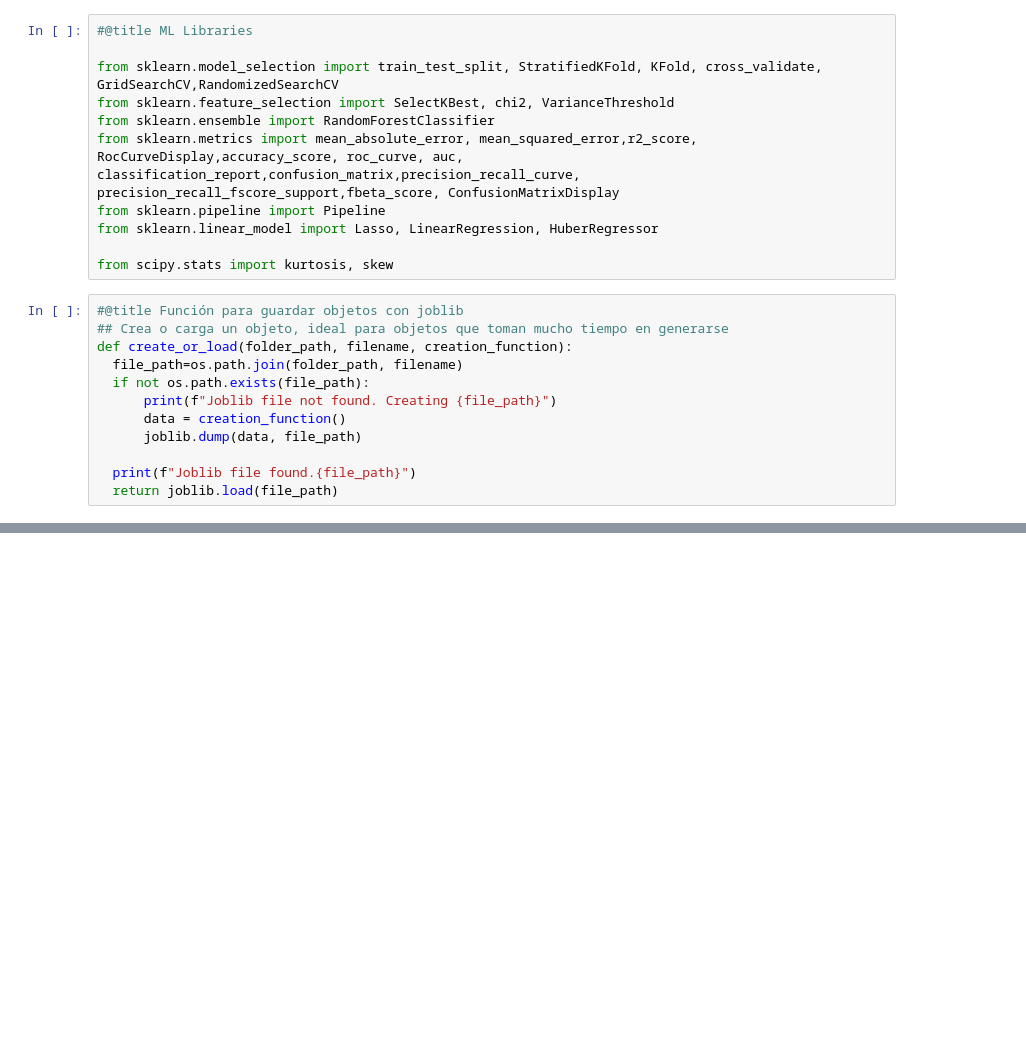
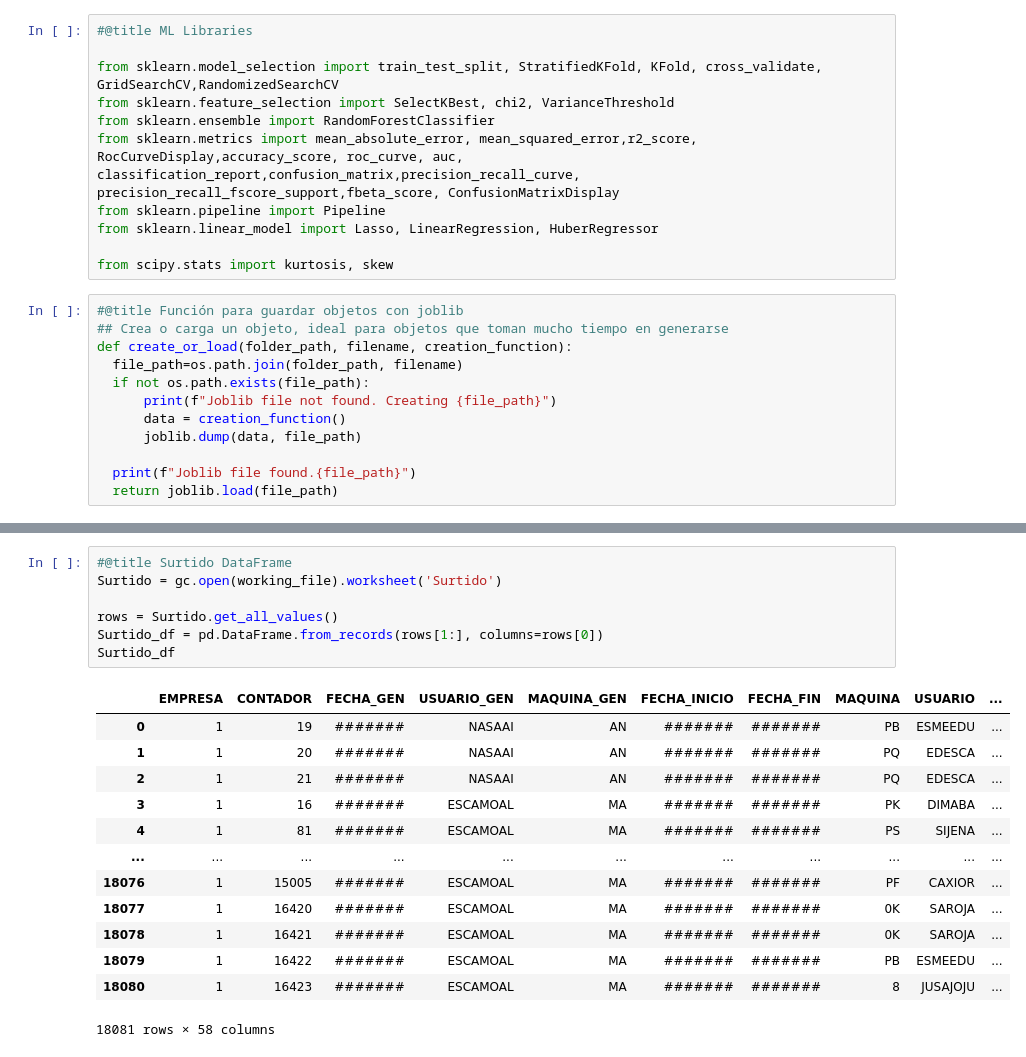
Before and after one commit to Quantium/Zeus-Notebooks, a Jupyter notebook: ZeusPipeline.ipynb, the cells around one changed output, grey strips where cells are left out. Saved outputs shown, nothing was run; the diff lists cells and outputs as text; blank space fills up the shorter version.

```diff
--- a/ZeusPipeline.ipynb
+++ b/ZeusPipeline.ipynb
@@ -149,0 +216,21 @@ pedidos_df
+# %%
+#@title Surtido DataFrame
+Surtido = gc.open(working_file).worksheet('Surtido')
+
+rows = Surtido.get_all_values()
+Surtido_df = pd.DataFrame.from_records(rows[1:], columns=rows[0])
+Surtido_df
+# %% [output]
+|  | EMPRESA | CONTADOR | FECHA_GEN | USUARIO_GEN | MAQUINA_GEN | FECHA_INICIO | FECHA_FIN | MAQUINA | USUARIO | ... |
+| 0 | 1 | 19 | ####### | NASAAI | AN | ####### | ####### | PB | ESMEEDU | ... |
+| 1 | 1 | 20 | ####### | NASAAI | AN | ####### | ####### | PQ | EDESCA | ... |
+| 2 | 1 | 21 | ####### | NASAAI | AN | ####### | ####### | PQ | EDESCA | ... |
+| 3 | 1 | 16 | ####### | ESCAMOAL | MA | ####### | ####### | PK | DIMABA | ... |
+| 4 | 1 | 81 | ####### | ESCAMOAL | MA | ####### | ####### | PS | SIJENA | ... |
+| ... | ... | ... | ... | ... | ... | ... | ... | ... | ... | ... |
+| 18076 | 1 | 15005 | ####### | ESCAMOAL | MA | ####### | ####### | PF | CAXIOR | ... |
+| 18077 | 1 | 16420 | ####### | ESCAMOAL | MA | ####### | ####### | 0K | SAROJA | ... |
+| 18078 | 1 | 16421 | ####### | ESCAMOAL | MA | ####### | ####### | 0K | SAROJA | ... |
+| 18079 | 1 | 16422 | ####### | ESCAMOAL | MA | ####### | ####### | PB | ESMEEDU | ... |
+| 18080 | 1 | 16423 | ####### | ESCAMOAL | MA | ####### | ####### | 8 | JUSAJOJU | ... |
+18081 rows × 58 columns
```
Also changed, not shown: parts of 12 cells of this notebook.
